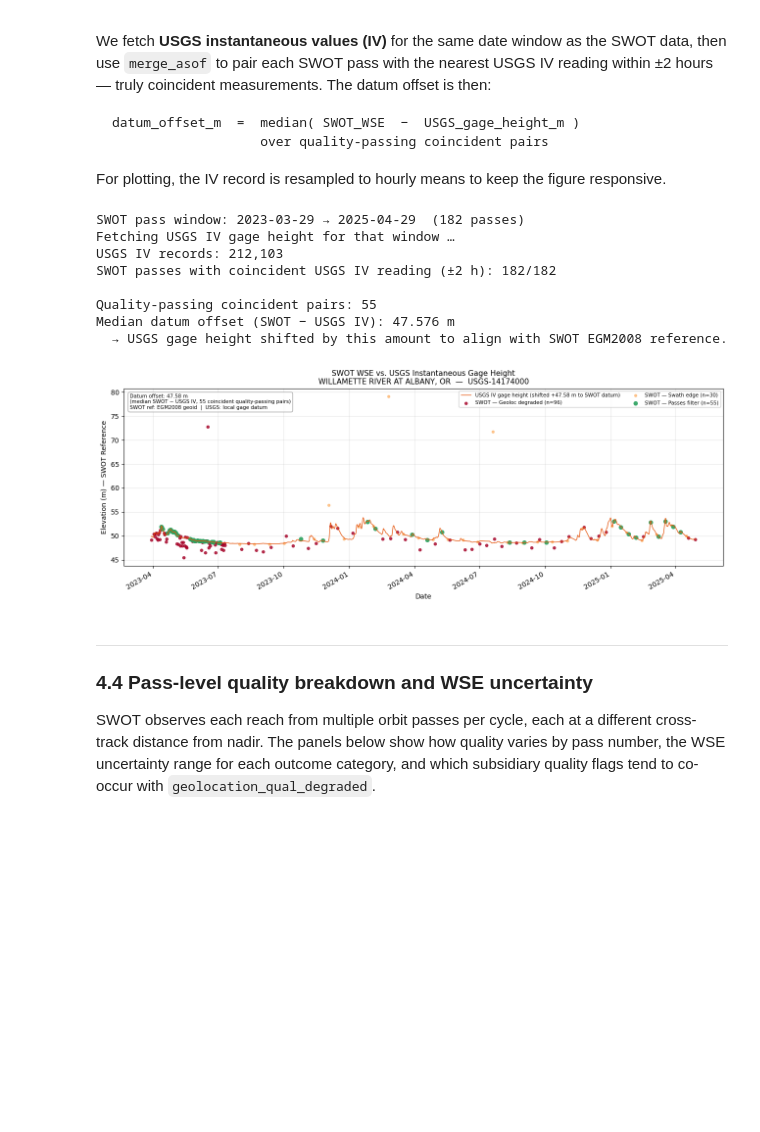
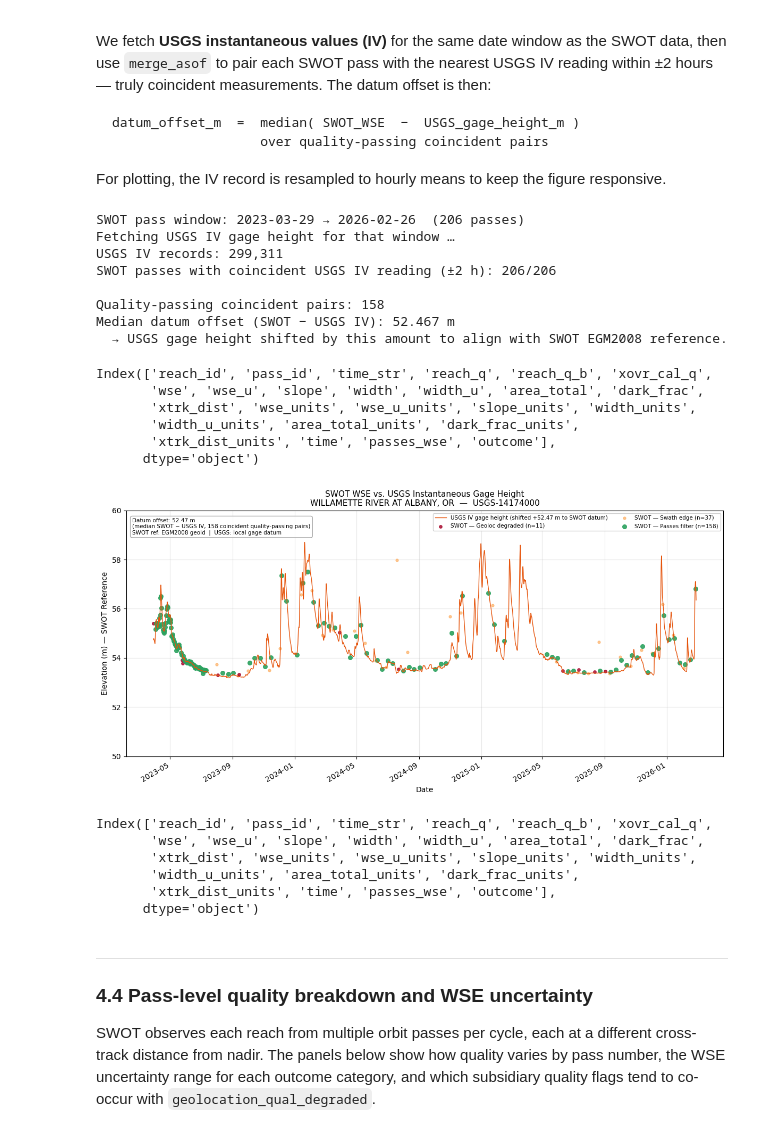
Before and after one commit to msabincolorado/swot-precip-validation, a Jupyter notebook: notebooks/swot_usgs_pairing_and_filtering.ipynb, the cells around one changed output. Cells and saved outputs as stored; diff of their text form; code cells hidden in the pictures; blank space fills up the shorter version.

```diff
--- a/notebooks/swot_usgs_pairing_and_filtering.ipynb
+++ b/notebooks/swot_usgs_pairing_and_filtering.ipynb
@@ -579,6 +581,7 @@ def fetch_reach_timeseries(reach_id: int, start: str, end: str) -> pd.DataFrame:
         "end_time":   end,
         "fields":     REACH_FIELDS,
         "output":     "csv",
+        "collection_name": "SWOT_L2_HR_RiverSP_D"
     }
     resp = requests.get(HYDROCRON_URL, params=params, timeout=60)
     if resp.status_code != 200:
@@ -755,7 +757,7 @@ def fetch_usgs_gage_height_iv(site_no: str, start: str, end: str) -> pd.DataFram
         "sites":       site_no,
         "startDT":     start,
         "endDT":       end,
-        "parameterCd": "00065",
+        "parameterCd": "00065"
     }
     resp = requests.get(
         "https://nwis.waterservices.usgs.gov/nwis/iv/",
@@ -795,7 +797,7 @@ coincident = pd.merge_asof(
     usgs_sorted,
     on="time",
     direction="nearest",
-    tolerance=pd.Timedelta("2 hours"),
+    tolerance=pd.Timedelta("15 minutes"),
 )
 n_matched = coincident["gage_height_m"].notna().sum()
 print(f"SWOT passes with coincident USGS IV reading (±2 h): {n_matched}/{len(swot_raw)}")
@@ -821,14 +823,23 @@ usgs_plot = (
     .rename(columns={"gage_height_m": "gage_height_m"})
 )
 # %% [output]
-SWOT pass window: 2023-03-29 → 2025-04-29  (182 passes)
+SWOT pass window: 2023-03-29 → 2026-02-26  (206 passes)
 Fetching USGS IV gage height for that window …
-USGS IV records: 212,103
-SWOT passes with coincident USGS IV reading (±2 h): 182/182
+USGS IV records: 299,311
+SWOT passes with coincident USGS IV reading (±2 h): 206/206
 
-Quality-passing coincident pairs: 55
-Median datum offset (SWOT − USGS IV): 47.576 m
+Quality-passing coincident pairs: 158
+Median datum offset (SWOT − USGS IV): 52.467 m
   → USGS gage height shifted by this amount to align with SWOT EGM2008 reference.
+# %%
+swot_raw.columns
+# %% [output]
+Index(['reach_id', 'pass_id', 'time_str', 'reach_q', 'reach_q_b', 'xovr_cal_q',
+       'wse', 'wse_u', 'slope', 'width', 'width_u', 'area_total', 'dark_frac',
+       'xtrk_dist', 'wse_units', 'wse_u_units', 'slope_units', 'width_units',
+       'width_u_units', 'area_total_units', 'dark_frac_units',
+       'xtrk_dist_units', 'time', 'passes_wse', 'outcome'],
+      dtype='object')
 # %%
 OUTCOME_STYLE = {
     "Passes filter":     {"color": "#2ca25f", "zorder": 5, "s": 30,  "alpha": 0.9},
@@ -840,7 +851,7 @@ OUTCOME_STYLE = {
     "Other flag":        {"color": "#9ecae1", "zorder": 2, "s": 12,  "alpha": 0.6},
 }
 
-fig, ax = plt.subplots(figsize=(13, 5))
+fig, ax = plt.subplots(figsize=(12, 6))
 
 # USGS IV gage height (hourly, shifted to SWOT datum)
 ax.plot(
@@ -858,34 +869,44 @@ for label, style in reversed(list(OUTCOME_STYLE.items())):
         continue
     ax.scatter(
         subset["time"], subset["wse"],
         color=style["color"], s=style["s"], zorder=style["zorder"],
         alpha=style["alpha"], label=f"SWOT — {label} (n={len(subset)})",
     )
 
 # Datum offset annotation
 ax.annotate(
     f"Datum offset: {datum_offset_m:.2f} m\n"
     f"(median SWOT − USGS IV, {n_paired} coincident quality-passing pairs)\n"
     "SWOT ref: EGM2008 geoid  |  USGS: local gage datum",
     xy=(0.01, 0.97), xycoords="axes fraction",
     va="top", ha="left", fontsize=7.5,
     bbox=dict(boxstyle="round,pad=0.35", fc="white", alpha=0.85, ec="0.6"),
 )
 
 ax.set_xlabel("Date")
 ax.set_ylabel("Elevation (m) — SWOT Reference")
 ax.set_title(
     "SWOT WSE vs. USGS Instantaneous Gage Height\n"
     "WILLAMETTE RIVER AT ALBANY, OR  —  USGS-14174000",
     fontsize=11,
 )
 ax.legend(loc="upper right", fontsize=7.5, framealpha=0.9, ncol=2)
 ax.grid(True, alpha=0.3)
+ax.set_ylim(50,60)
 fig.autofmt_xdate()
 plt.tight_layout()
 plt.show()
 # %% [output]
-[figure, old version]
+[figure, new version]
+# %%
+subset.columns
+# %% [output]
+Index(['reach_id', 'pass_id', 'time_str', 'reach_q', 'reach_q_b', 'xovr_cal_q',
+       'wse', 'wse_u', 'slope', 'width', 'width_u', 'area_total', 'dark_frac',
+       'xtrk_dist', 'wse_units', 'wse_u_units', 'slope_units', 'width_units',
+       'width_u_units', 'area_total_units', 'dark_frac_units',
+       'xtrk_dist_units', 'time', 'passes_wse', 'outcome'],
+      dtype='object')
 # %% [markdown]
 ---
 ### 4.4 Pass-level quality breakdown and WSE uncertainty
```
Also changed, not shown: parts of 3 cells of this notebook, 3 other files.
